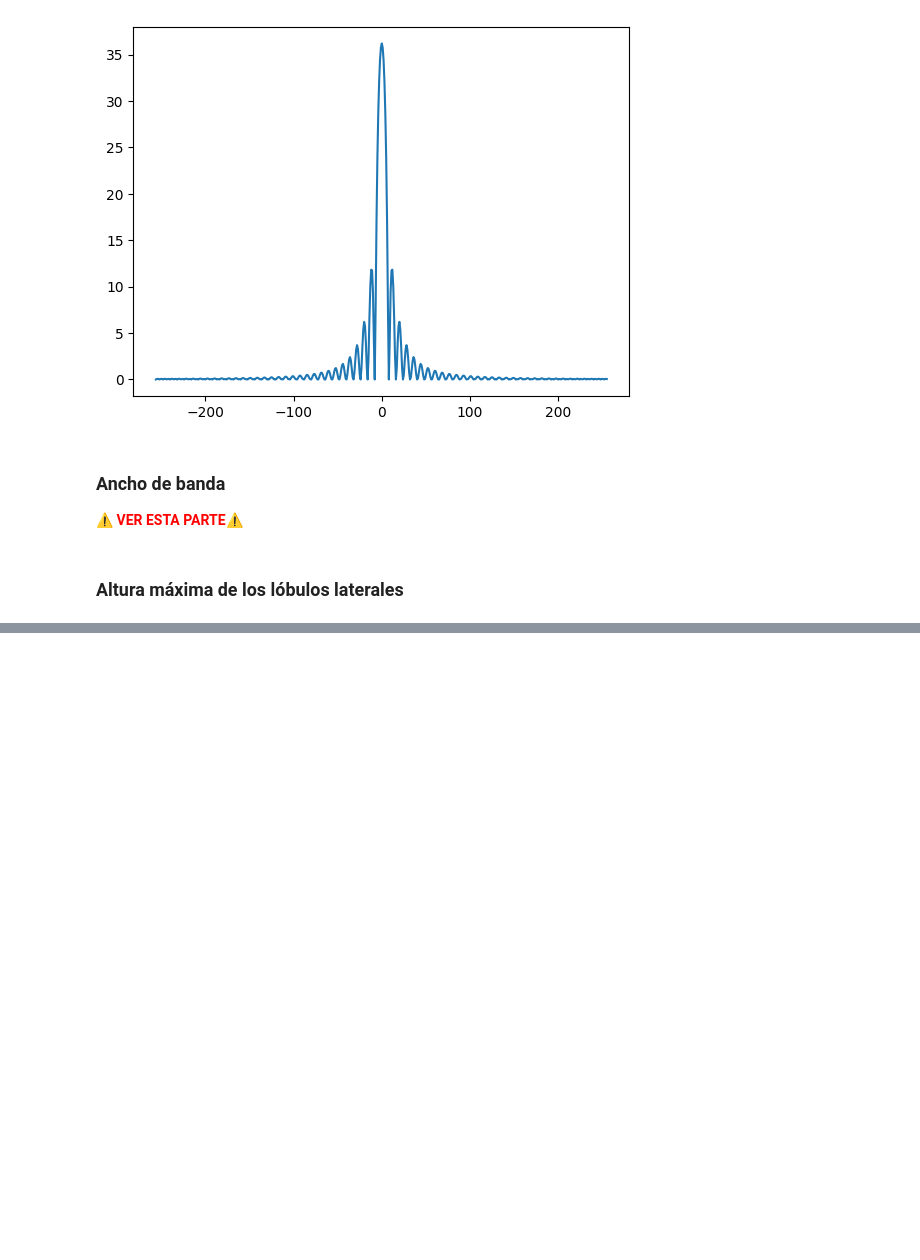
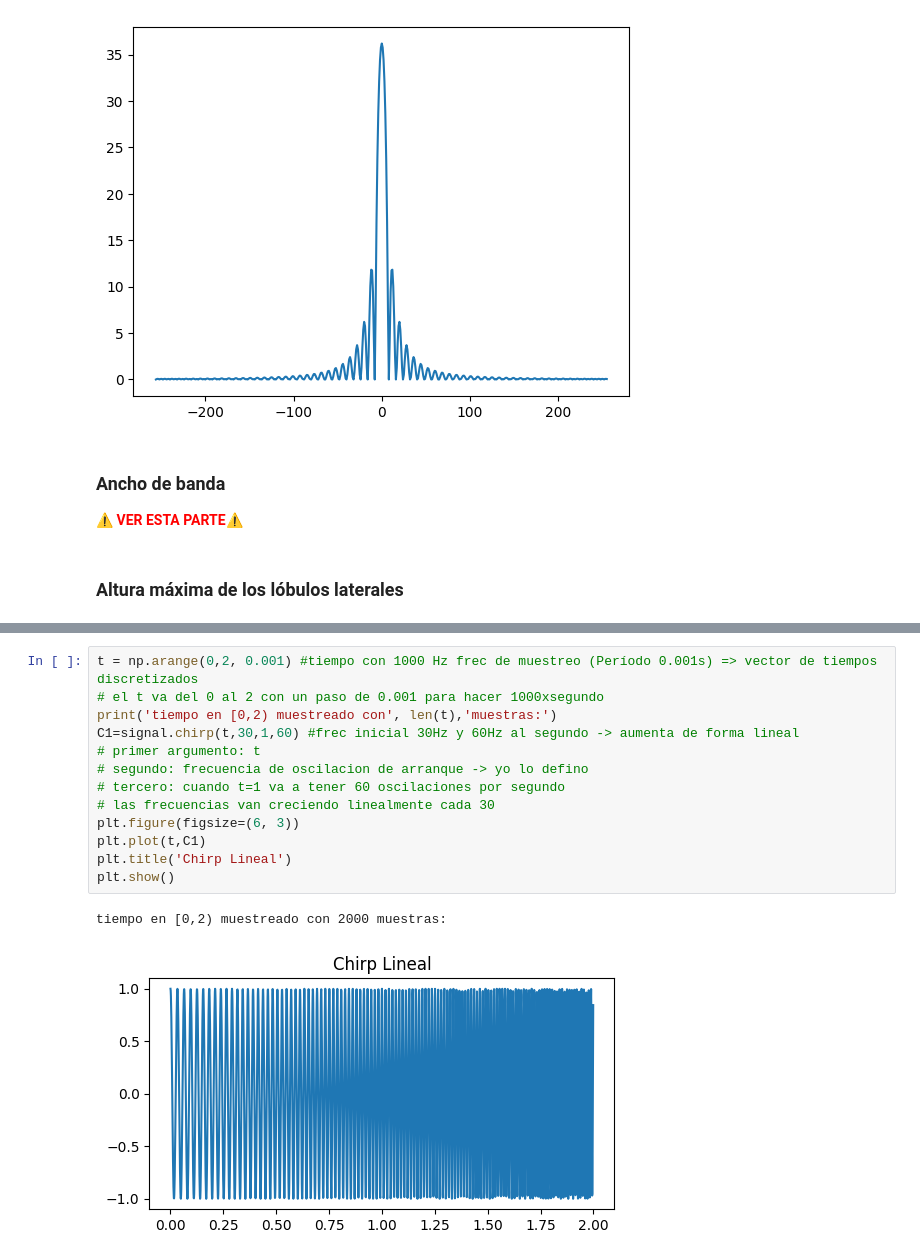
Before and after one commit to fdiezdev/procesamiento_senales, a Jupyter notebook: Resumenes/Resumen_Intro_PS.ipynb, the cells around one changed output, grey strips where cells are left out. Saved outputs shown, nothing was run; the diff lists cells and outputs as text; blank space fills up the shorter version.

```diff
--- a/Resumenes/Resumen_Intro_PS.ipynb
+++ b/Resumenes/Resumen_Intro_PS.ipynb
@@ -585,0 +631,16 @@ plt.plot(kc,W2dB)
+# %%
+t = np.arange(0,2, 0.001) #tiempo con 1000 Hz frec de muestreo (Período 0.001s) => vector de tiempos discretizados
+# el t va del 0 al 2 con un paso de 0.001 para hacer 1000xsegundo
+print('tiempo en [0,2) muestreado con', len(t),'muestras:')
+C1=signal.chirp(t,30,1,60) #frec inicial 30Hz y 60Hz al segundo -> aumenta de forma lineal
+# primer argumento: t
+# segundo: frecuencia de oscilacion de arranque -> yo lo defino
+# tercero: cuando t=1 va a tener 60 oscilaciones por segundo
+# las frecuencias van creciendo linealmente cada 30
+plt.figure(figsize=(6, 3))
+plt.plot(t,C1)
+plt.title('Chirp Lineal')
+plt.show()
+# %% [output]
+tiempo en [0,2) muestreado con 2000 muestras:
+[figure, added]
```
Also changed, not shown: parts of 10 cells of this notebook, 1 other file.
